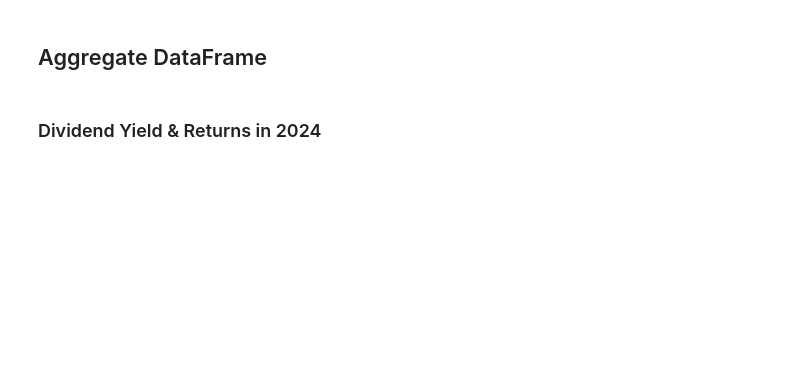
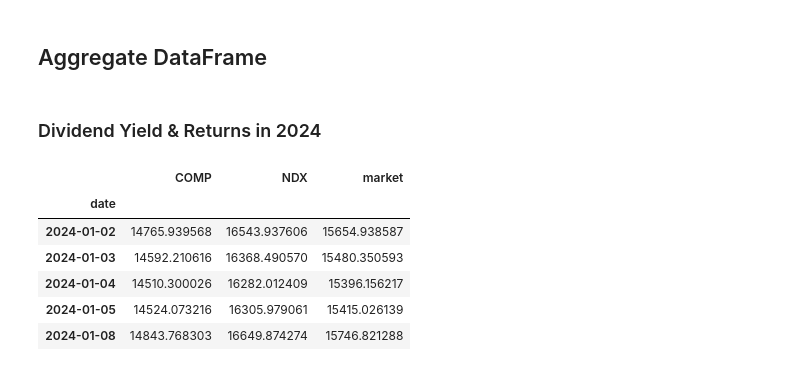
Before and after one commit to jtorsvik/project-anthill, a Jupyter notebook: notebook/stock_analysis.ipynb, the cells around one changed output. Cells and saved outputs as stored; diff of their text form; code cells hidden in the pictures; blank space fills up the shorter version.

```diff
--- a/notebook/stock_analysis.ipynb
+++ b/notebook/stock_analysis.ipynb
@@ -241,12 +249,3 @@ divs = pd.read_parquet(source_dividends_path)
 # Calculate average dividend payout per share per ticker in 2024
 sum_divs = divs[(divs.index >= '2024-01-01') & (divs.index < '2025-01-01')][['ticker', 'cash_amount']].groupby('ticker').sum()
 sum_divs = sum_divs.rename(columns={'cash_amount': 'total_dividend_2024'})
-# %%
-# Calculate the average share price for each ticker in 2024
-avg_price_df = pd.DataFrame()
-
-for ticker in os.listdir(source_daily_path):
-    ticker_df = pd.read_parquet(source_daily_path + ticker + "/")
-    avg_price_2024 = ticker_df[(ticker_df.index >= '2024-01-01') & (ticker_df.index < '2025-01-01')]['close'].mean()
-    avg_price_df.loc[ticker.upper(), 'avg_price_2024'] = avg_price_2024
-    avg_price_df.loc[ticker.upper(), 'returns_2024_%'] = (ticker_df['close'].iloc[-1] / ticker_df['close'].iloc[0]) - 1
@@ -252,0 +263,23 @@ for ticker in os.listdir(source_daily_path):
+# %%
+idx_2024_df = pd.DataFrame()
+
+# Get the file paths for the indices
+all_idx_files = get_all_file_paths(idx_source_daily_path)
+idx_2024_files = [f for f in all_idx_files if '2024' in f]
+
+for dir_path in idx_2024_files:
+    ticker = dir_path.split('/')[-1].split('_')[0].upper()  # Extract the ticker symbol from the path
+    df = pd.read_parquet(dir_path)
+    df.index = pd.to_datetime(df.index).strftime('%Y-%m-%d')
+    idx_2024_df[ticker] = df['close']
+
+idx_2024_df['market'] = idx_2024_df.mean(axis=1)  # Calculate the market index as the mean of all indices
+idx_2024_df.head()
+# %% [output]
+|  | COMP | NDX | market |
+| date |  |  |  |
+| 2024-01-02 | 14765.939568 | 16543.937606 | 15654.938587 |
+| 2024-01-03 | 14592.210616 | 16368.490570 | 15480.350593 |
+| 2024-01-04 | 14510.300026 | 16282.012409 | 15396.156217 |
+| 2024-01-05 | 14524.073216 | 16305.979061 | 15415.026139 |
+| 2024-01-08 | 14843.768303 | 16649.874274 | 15746.821288 |
```
Also changed, not shown: parts of 16 cells of this notebook, 2 other files.
